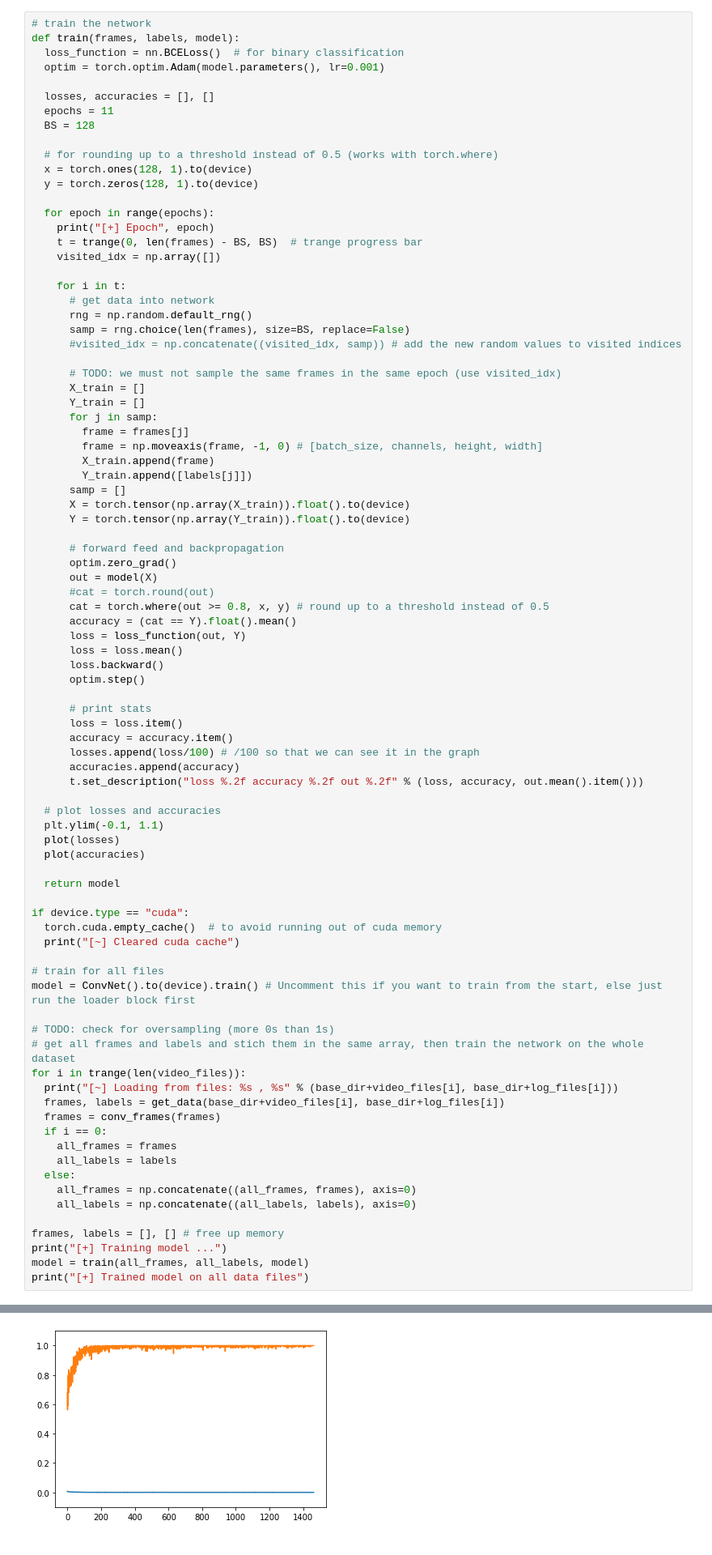
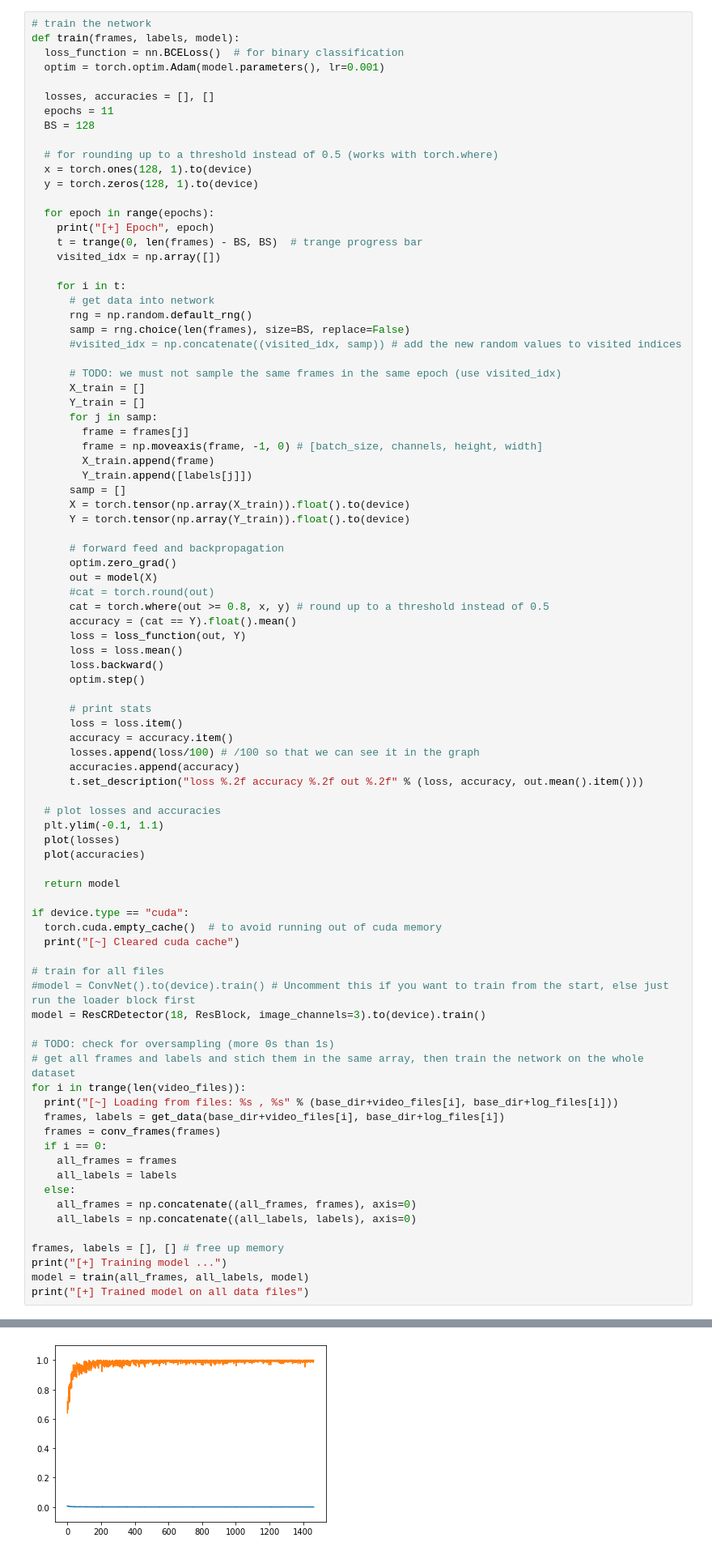
Before and after one commit to pAplakidis/OpenCRD, a Jupyter notebook: notebooks/train_test_cr_colab.ipynb, the cells around one changed output, grey strips where cells are left out. Shown at 81% size. Cells and saved outputs as stored; diff of their text form.

```diff
--- a/notebooks/train_test_cr_colab.ipynb
+++ b/notebooks/train_test_cr_colab.ipynb
@@ -248,7 +365,8 @@ if device.type == "cuda":
   print("[~] Cleared cuda cache")
 
 # train for all files
-model = ConvNet().to(device).train() # Uncomment this if you want to train from the start, else just run the loader block first
+#model = ConvNet().to(device).train() # Uncomment this if you want to train from the start, else just run the loader block first
+model = ResCRDetector(18, ResBlock, image_channels=3).to(device).train()
 
 # TODO: check for oversampling (more 0s than 1s)
 # get all frames and labels and stich them in the same array, then train the network on the whole dataset
@@ -258,34 +376,34 @@ for i in trange(len(video_files)):
   frames = conv_frames(frames)
   if i == 0:
     all_frames = frames
     all_labels = labels
   else:
     all_frames = np.concatenate((all_frames, frames), axis=0)
     all_labels = np.concatenate((all_labels, labels), axis=0)
 
 frames, labels = [], [] # free up memory
 print("[+] Training model ...")
 model = train(all_frames, all_labels, model)
 print("[+] Trained model on all data files")
 # %% [output]
 [~] Cleared cuda cache
 [~] Loading from files: /content/drive/MyDrive/OpenCRD_dataset/city_1.mp4 , /content/drive/MyDrive/OpenCRD_dataset/city_1.txt
 Log file read
 Extracting frames ...
 Done extracting frames
 Getting frames into proper arrays
 Frames converted to numpy arrays
 [~] Loading from files: /content/drive/MyDrive/OpenCRD_dataset/city_2.mp4 , /content/drive/MyDrive/OpenCRD_dataset/city_2.txt
 Log file read
 Extracting frames ...
 Done extracting frames
 Getting frames into proper arrays
 ... (46 lines left out)
 
 [+] Epoch 10
 
 [+] Trained model on all data files
-[figure, old version]
+[figure, new version]
 # %%
 # evaluate model
 def evaluate(model, X_test, Y_test):
```
Also changed, not shown: parts of 6 cells of this notebook.
